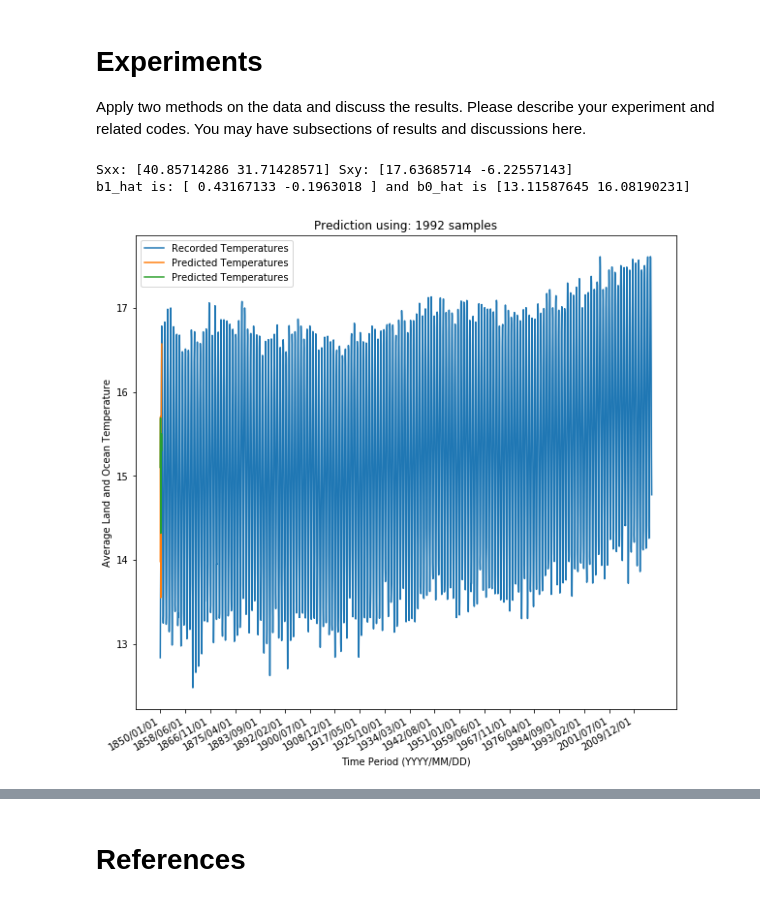
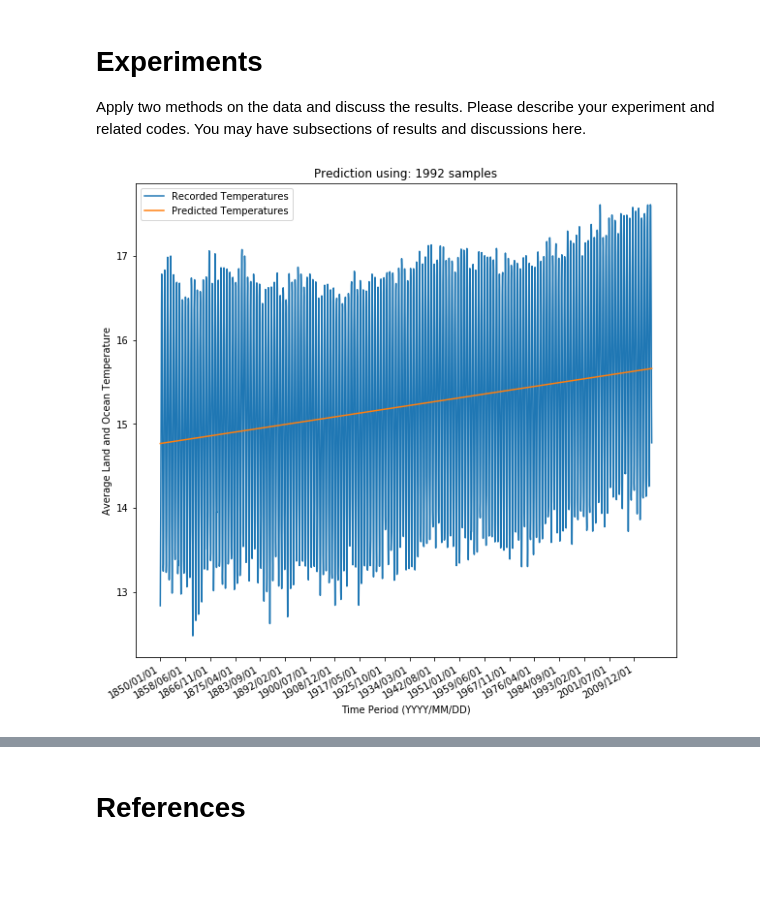
Before and after one commit to josiahls/MachineLearning, a Jupyter notebook: src/ITCS6156MachineLearningCourse/josiah_laivins_assignment_1/Assign1.ipynb, the cells around one changed output, grey strips where cells are left out. Cells and saved outputs as stored; diff of their text form; code cells hidden in the pictures; blank space fills up the shorter version.

```diff
--- a/src/ITCS6156MachineLearningCourse/josiah_laivins_assignment_1/Assign1.ipynb
+++ b/src/ITCS6156MachineLearningCourse/josiah_laivins_assignment_1/Assign1.ipynb
@@ -265,36 +289,34 @@ Please describe your experiment and related codes. You may have subsections of r
 # %%
 import pandas as pd
 nrows = None
 
 # Get Data
 data = pd.read_csv('./data/climate-change-earth-surface-temperature-data/GlobalTemperatures.csv', nrows=nrows)
 data.dropna(subset=['LandAndOceanAverageTemperature'], inplace=True)
 data = data.reset_index(drop=True)
 past_dt = list(pd.to_datetime(data['dt']))
 xaxis = past_dt
 nrows = data.shape[0]
 
 # Set the target line
 target = np.array(data['LandAndOceanAverageTemperature']).reshape(-1, 1)
 ls = LinearRegress()
 
-ls.train(X, target)
+ls.train(list(range(0, len(past_dt))), target)
 
 # Build plot
 fig, ax = plt.subplots(figsize=(10,10))
 ax.plot(target, label='Recorded Temperatures')
-ax.plot(ls.use(X), label='Predicted Temperatures')
+ax.plot(ls.use(list(range(0, len(past_dt)))), label='Predicted Temperatures')
 
 # Make it look nice
 fig.autofmt_xdate()
 dates = [d.strftime('%Y/%m/%d') for d in xaxis]
 plt.xticks(range(0, len(dates), int(len(dates) / 20+2)), dates[::int(len(dates) / 20+2)])
-plt.title(f'Prediction using: {nrows} samples')
+plt.title('Prediction using: ' + str(nrows) + ' samples')
 plt.ylabel('Average Land and Ocean Temperature')
 plt.xlabel('Time Period (YYYY/MM/DD)')
 plt.legend()
 plt.show()
 # %% [output]
-Sxx: [40.85714286 31.71428571] Sxy: [17.63685714 -6.22557143]
-b1_hat is: [ 0.43167133 -0.1963018 ] and b0_hat is [13.11587645 16.08190231]
-[figure, old version]
+[figure, new version]
```
Also changed, not shown: parts of 10 cells of this notebook, 2 other files.
